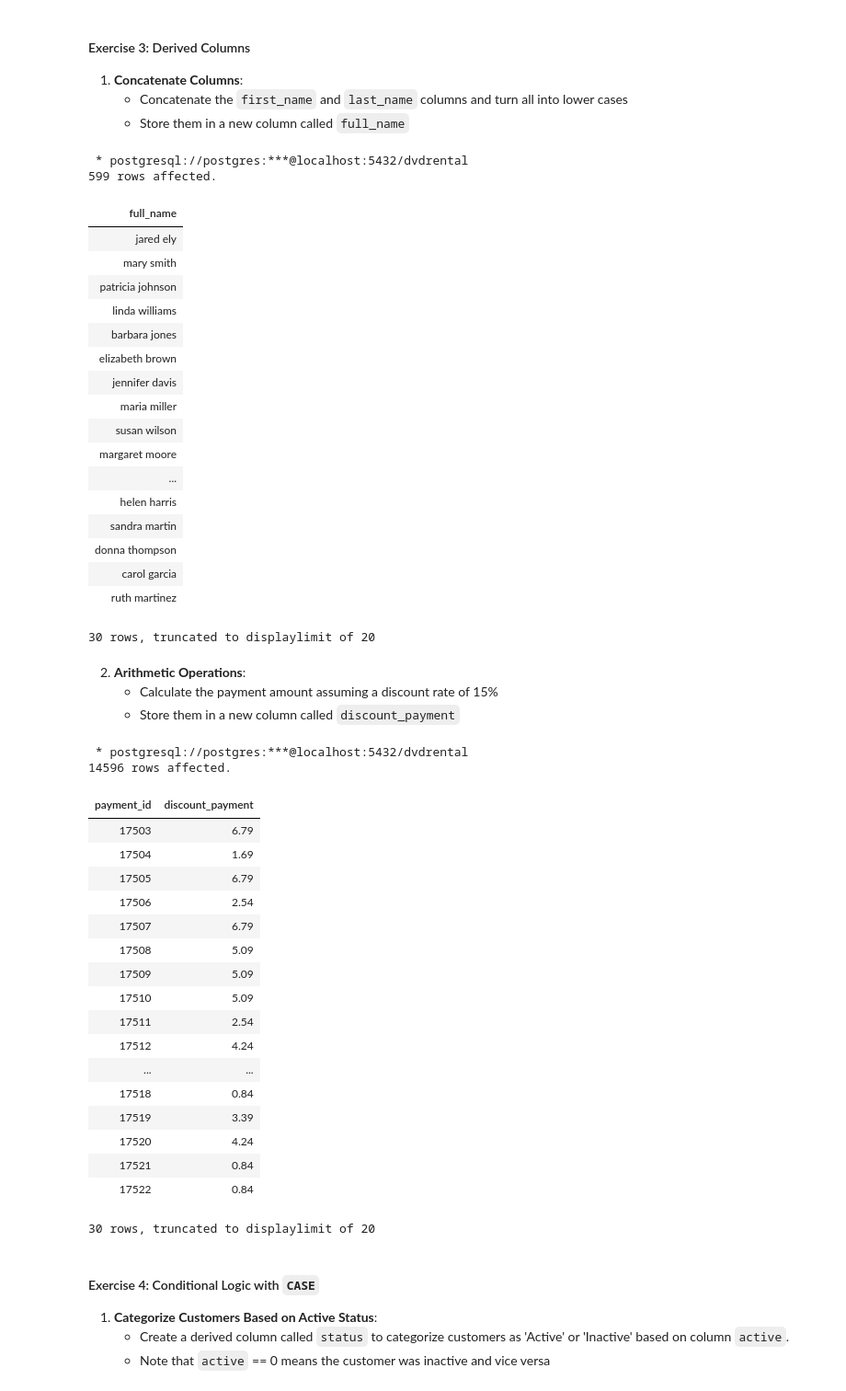
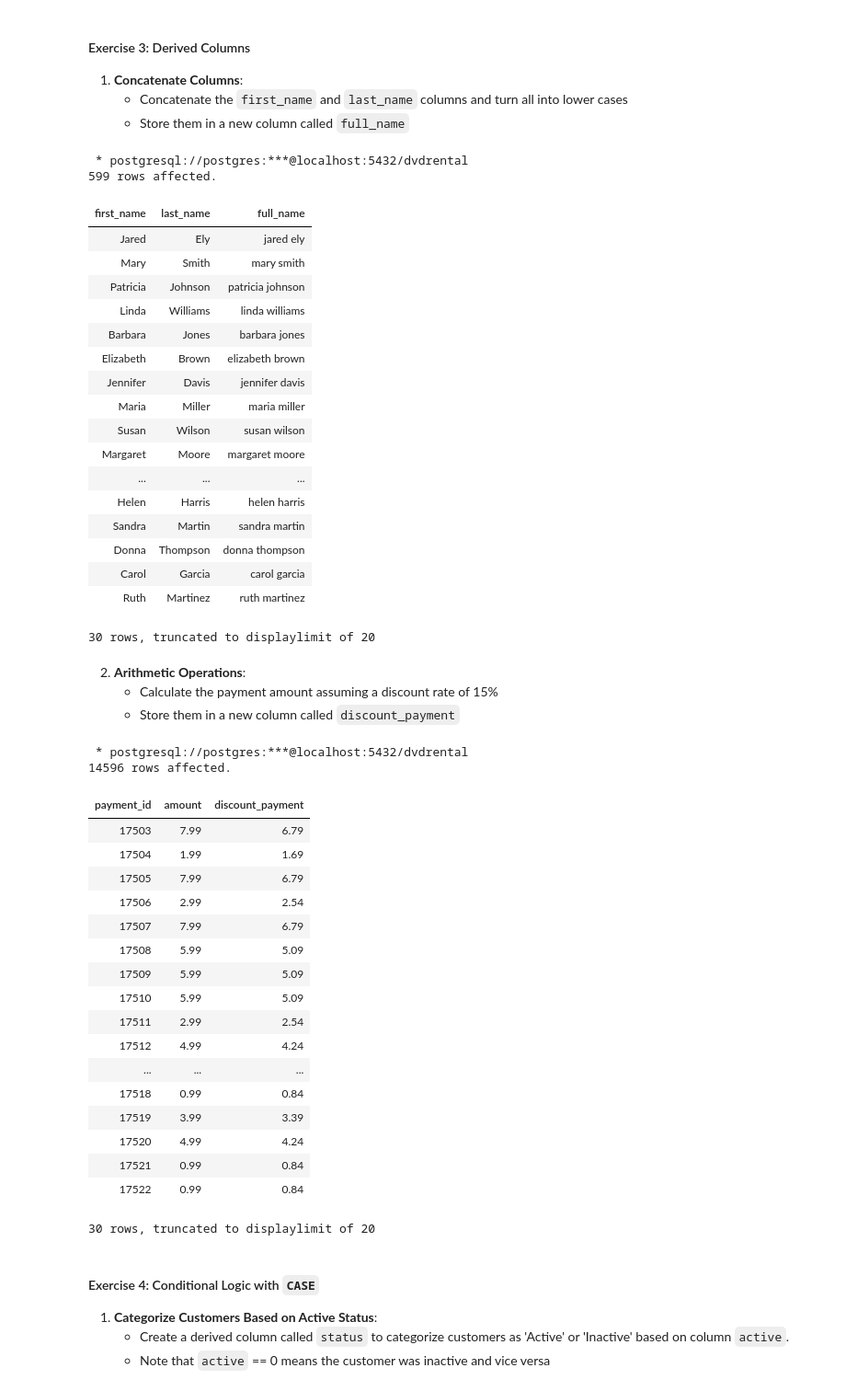
Before and after one commit to TRU-DASC/dasc5410-worksheet3-JoelKollenberg, a Jupyter notebook: worksheet3.ipynb, the cells around one changed output. Shown: that part at 92% size. Drawn from its saved outputs; the diff is of its cells as text; code cells hidden in the pictures.

```diff
--- a/worksheet3.ipynb
+++ b/worksheet3.ipynb
@@ -226,28 +226,28 @@ WHERE (NOT first_name LIKE '%e') AND last_name LIKE 'E%';
    - Store them in a new column called `full_name`
 # %%
 %%sql
-SELECT LOWER(CONCAT(first_name, ' ', last_name)) AS full_name
+SELECT first_name, last_name, LOWER(CONCAT(first_name, ' ', last_name)) AS full_name
 FROM customer;
 # %% [output]
  * postgresql://postgres:***@localhost:5432/dvdrental
 599 rows affected.
-| full_name |
-| jared ely |
-| mary smith |
-| patricia johnson |
-| linda williams |
-| barbara jones |
-| elizabeth brown |
-| jennifer davis |
-| maria miller |
-| susan wilson |
-| margaret moore |
-| ... |
-| helen harris |
-| sandra martin |
-| donna thompson |
-| carol garcia |
-| ruth martinez |
+| first_name | last_name | full_name |
+| Jared | Ely | jared ely |
+| Mary | Smith | mary smith |
+| Patricia | Johnson | patricia johnson |
+| Linda | Williams | linda williams |
+| Barbara | Jones | barbara jones |
+| Elizabeth | Brown | elizabeth brown |
+| Jennifer | Davis | jennifer davis |
+| Maria | Miller | maria miller |
+| Susan | Wilson | susan wilson |
+| Margaret | Moore | margaret moore |
+| ... | ... | ... |
+| Helen | Harris | helen harris |
+| Sandra | Martin | sandra martin |
+| Donna | Thompson | donna thompson |
+| Carol | Garcia | carol garcia |
+| Ruth | Martinez | ruth martinez |
 30 rows, truncated to displaylimit of 20
 # %% [markdown]
 
@@ -256,28 +256,28 @@ FROM customer;
    - Store them in a new column called `discount_payment`
 # %%
 %%sql
-SELECT payment_id, ROUND(amount * 0.85, 2) AS discount_payment
+SELECT payment_id, amount, ROUND(amount * 0.85, 2) AS discount_payment
 FROM payment;
 # %% [output]
  * postgresql://postgres:***@localhost:5432/dvdrental
 14596 rows affected.
-| payment_id | discount_payment |
-| 17503 | 6.79 |
-| 17504 | 1.69 |
-| 17505 | 6.79 |
-| 17506 | 2.54 |
-| 17507 | 6.79 |
-| 17508 | 5.09 |
-| 17509 | 5.09 |
-| 17510 | 5.09 |
-| 17511 | 2.54 |
-| 17512 | 4.24 |
-| ... | ... |
-| 17518 | 0.84 |
-| 17519 | 3.39 |
-| 17520 | 4.24 |
-| 17521 | 0.84 |
-| 17522 | 0.84 |
+| payment_id | amount | discount_payment |
+| 17503 | 7.99 | 6.79 |
+| 17504 | 1.99 | 1.69 |
+| 17505 | 7.99 | 6.79 |
+| 17506 | 2.99 | 2.54 |
+| 17507 | 7.99 | 6.79 |
+| 17508 | 5.99 | 5.09 |
+| 17509 | 5.99 | 5.09 |
+| 17510 | 5.99 | 5.09 |
+| 17511 | 2.99 | 2.54 |
+| 17512 | 4.99 | 4.24 |
+| ... | ... | ... |
+| 17518 | 0.99 | 0.84 |
+| 17519 | 3.99 | 3.39 |
+| 17520 | 4.99 | 4.24 |
+| 17521 | 0.99 | 0.84 |
+| 17522 | 0.99 | 0.84 |
 30 rows, truncated to displaylimit of 20
 # %% [markdown]
 
```
Also changed, not shown: parts of 4 cells of this notebook.
